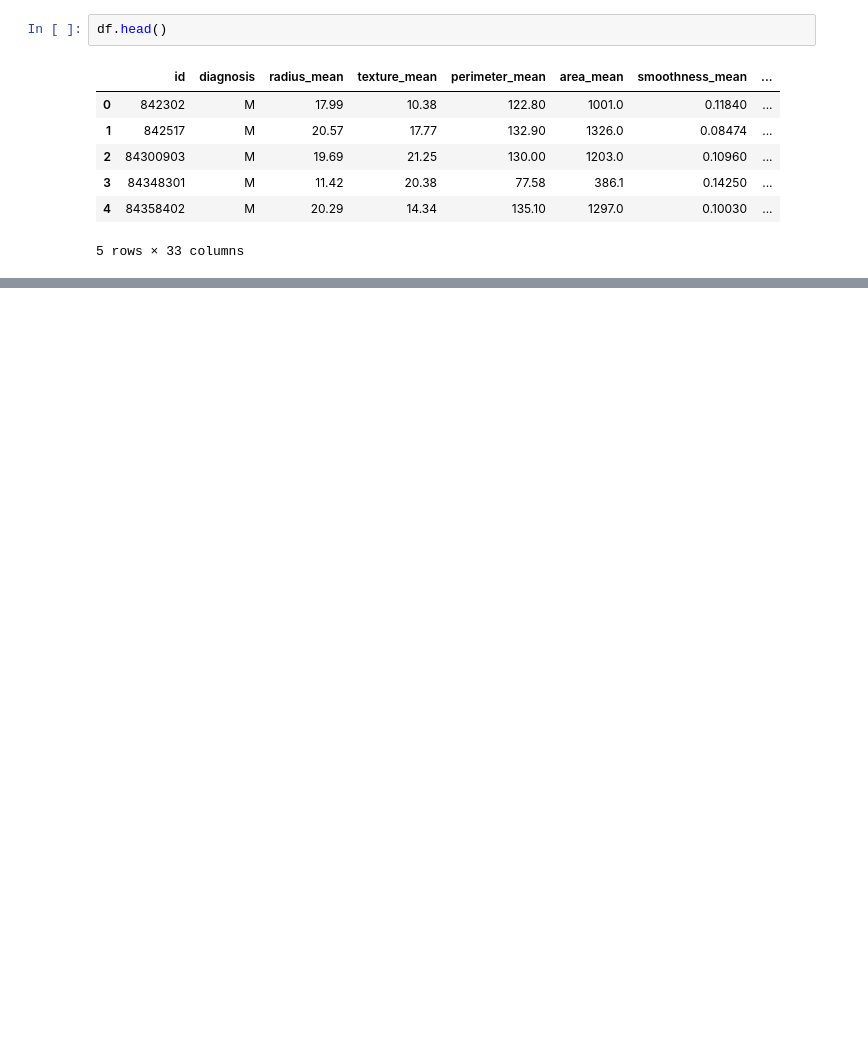
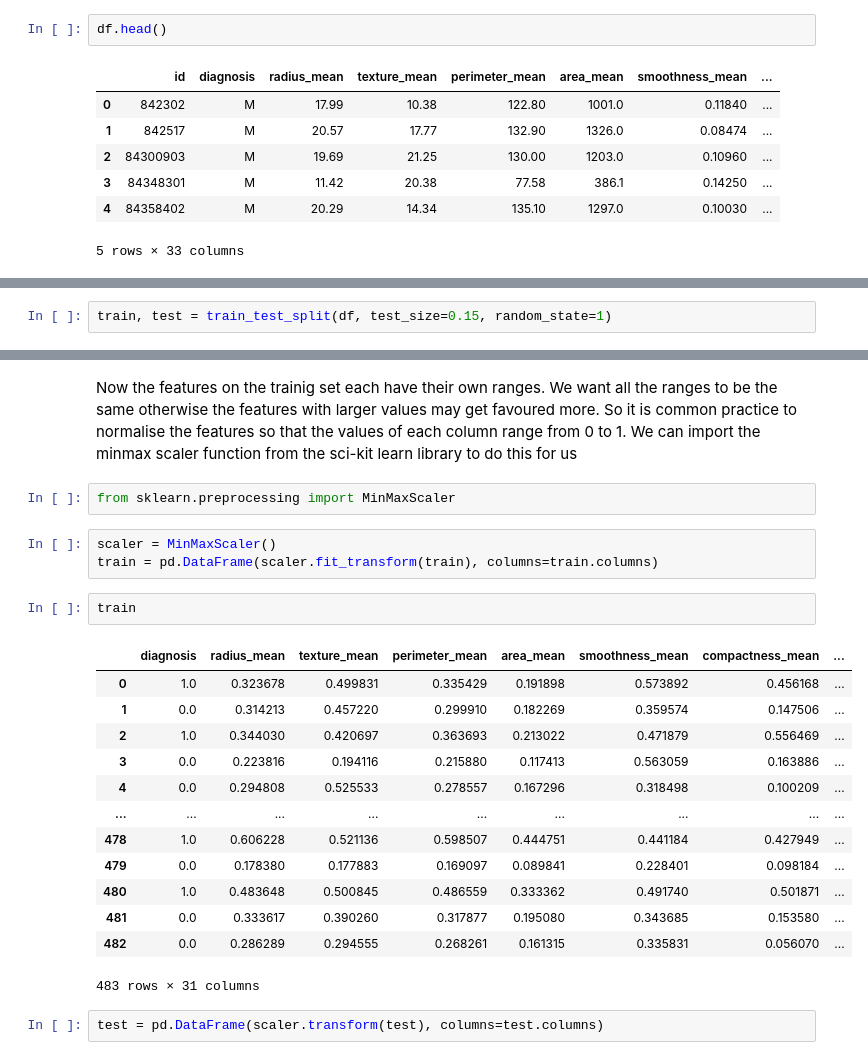
Before and after one commit to marahmedi/diagnosing-breast-cancer, a Jupyter notebook: Diagnosing breast cancer.ipynb, the cells around one changed output, grey strips where cells are left out. Drawn from its saved outputs; the diff is of its cells as text; blank space fills up the shorter version.

```diff
--- a/Diagnosing breast cancer.ipynb
+++ b/Diagnosing breast cancer.ipynb
@@ -19,0 +128,2 @@ df = df.drop(columns='Unnamed: 32', axis=1)
+# %%
+train, test = train_test_split(df, test_size=0.15, random_state=1)
@@ -19,0 +143,25 @@ df = df.drop(columns='Unnamed: 32', axis=1)
+# %% [markdown]
+Now the features on the trainig set each have their own ranges. We want all the ranges to be the same otherwise the features with larger values may get favoured more. So it is common practice to normalise the features so that the values of each column range from 0 to 1. We can import the minmax scaler function from the sci-kit learn library to do this for us
+# %%
+from sklearn.preprocessing import MinMaxScaler
+# %%
+scaler = MinMaxScaler()
+train = pd.DataFrame(scaler.fit_transform(train), columns=train.columns)
+# %%
+train
+# %% [output]
+|  | diagnosis | radius_mean | texture_mean | perimeter_mean | area_mean | smoothness_mean | compactness_mean | ... |
+| 0 | 1.0 | 0.323678 | 0.499831 | 0.335429 | 0.191898 | 0.573892 | 0.456168 | ... |
+| 1 | 0.0 | 0.314213 | 0.457220 | 0.299910 | 0.182269 | 0.359574 | 0.147506 | ... |
+| 2 | 1.0 | 0.344030 | 0.420697 | 0.363693 | 0.213022 | 0.471879 | 0.556469 | ... |
+| 3 | 0.0 | 0.223816 | 0.194116 | 0.215880 | 0.117413 | 0.563059 | 0.163886 | ... |
+| 4 | 0.0 | 0.294808 | 0.525533 | 0.278557 | 0.167296 | 0.318498 | 0.100209 | ... |
+| ... | ... | ... | ... | ... | ... | ... | ... | ... |
+| 478 | 1.0 | 0.606228 | 0.521136 | 0.598507 | 0.444751 | 0.441184 | 0.427949 | ... |
+| 479 | 0.0 | 0.178380 | 0.177883 | 0.169097 | 0.089841 | 0.228401 | 0.098184 | ... |
+| 480 | 1.0 | 0.483648 | 0.500845 | 0.486559 | 0.333362 | 0.491740 | 0.501871 | ... |
+| 481 | 0.0 | 0.333617 | 0.390260 | 0.317877 | 0.195080 | 0.343685 | 0.153580 | ... |
+| 482 | 0.0 | 0.286289 | 0.294555 | 0.268261 | 0.161315 | 0.335831 | 0.056070 | ... |
+483 rows × 31 columns
+# %%
+test = pd.DataFrame(scaler.transform(test), columns=test.columns)
```
Also changed, not shown: parts of 31 cells of this notebook.
